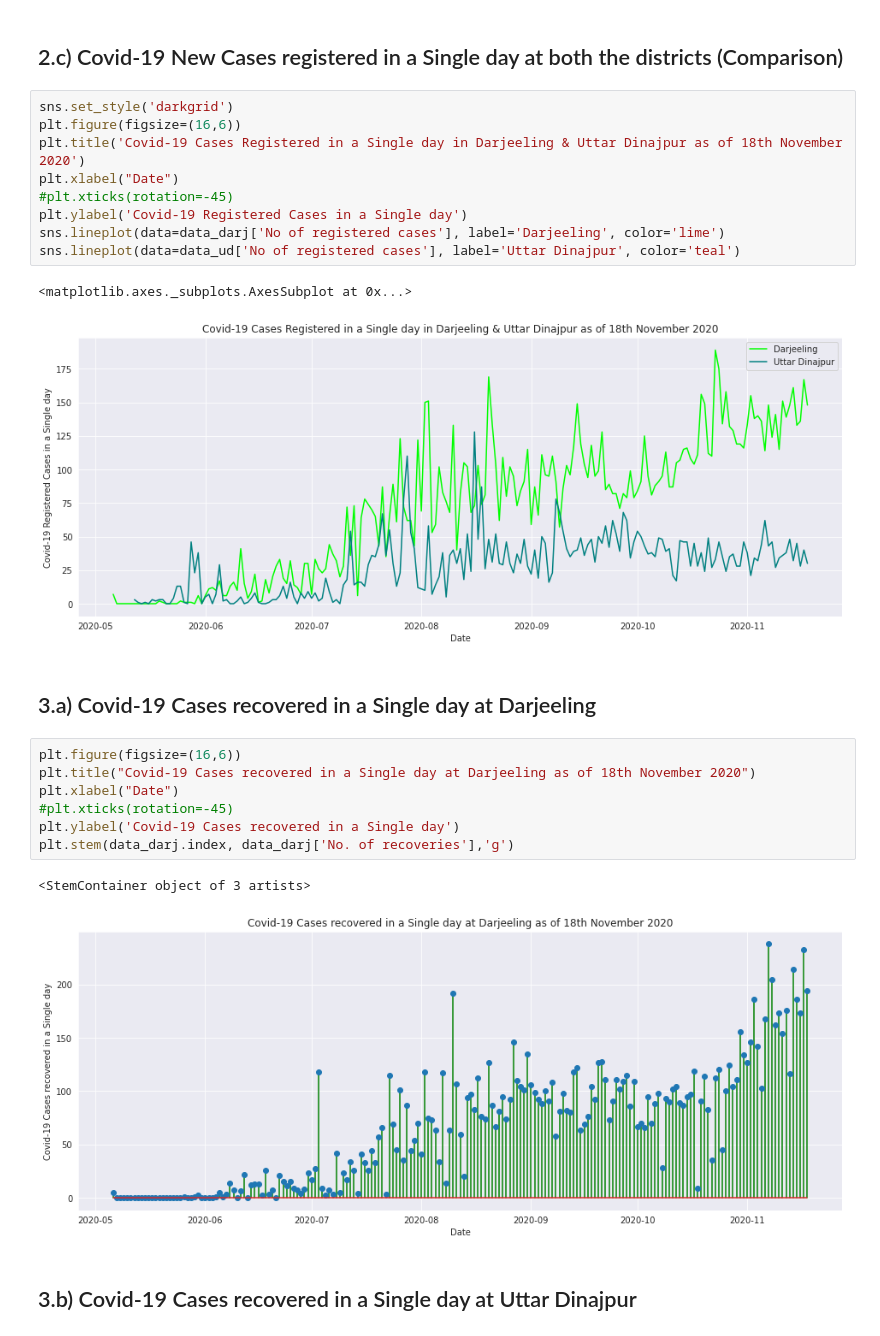
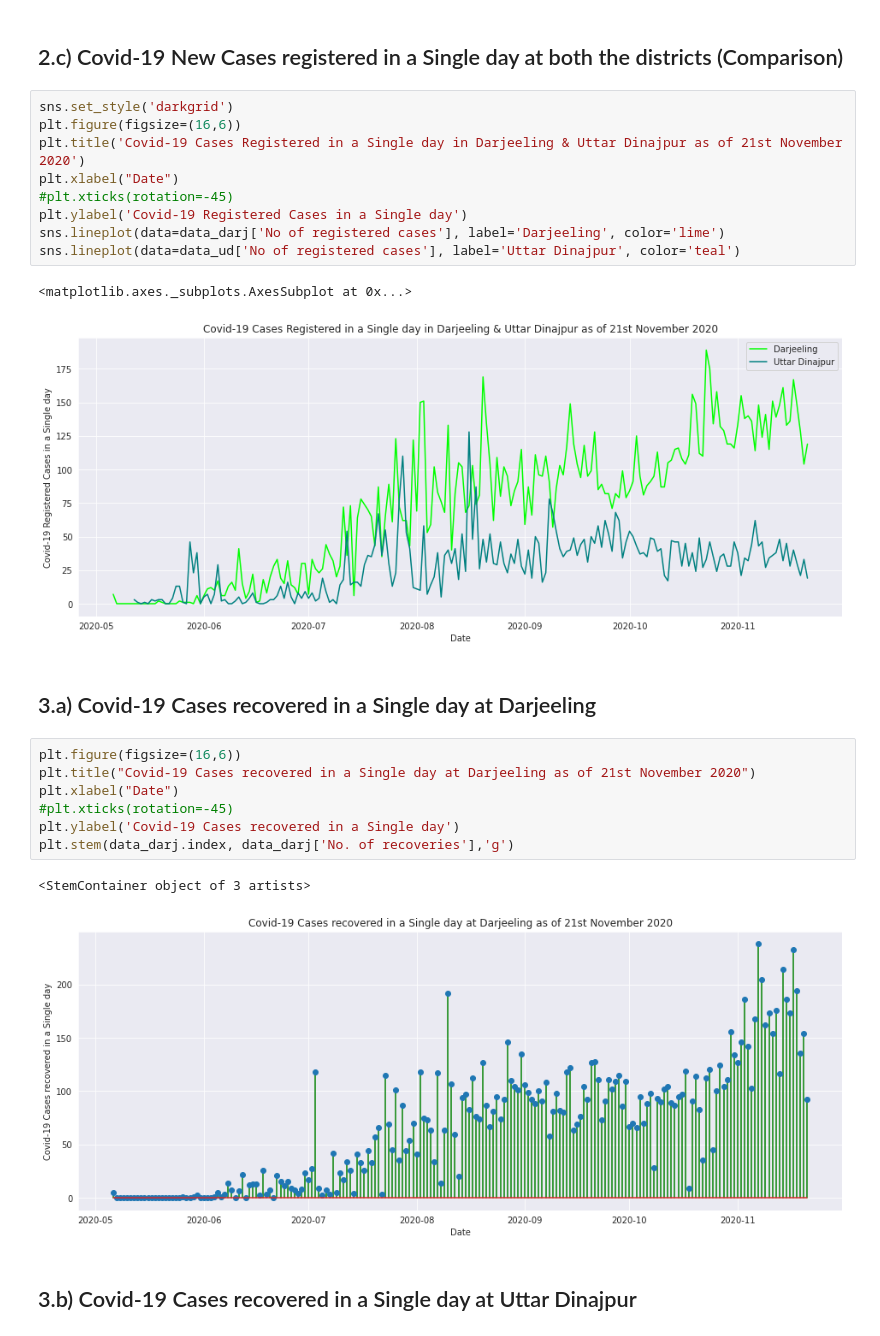
Before and after one commit to biswas-neelesh96/Covid-19-cases-in-two-districts-of-West-Bengal, a Jupyter notebook: Covid_19_Cases_of_Darjeeling_&_Uttar_Dinajpur.ipynb, the cells around one changed output. Cells and saved outputs as stored; diff of their text form.

```diff
--- a/Covid_19_Cases_of_Darjeeling_&_Uttar_Dinajpur.ipynb
+++ b/Covid_19_Cases_of_Darjeeling_&_Uttar_Dinajpur.ipynb
@@ -91,7 +91,7 @@ plt.stem(data_ud.index, data_ud['No of registered cases'])
 # %%
 sns.set_style('darkgrid')
 plt.figure(figsize=(16,6))
-plt.title('Covid-19 Cases Registered in a Single day in Darjeeling & Uttar Dinajpur as of 18th November 2020')
+plt.title('Covid-19 Cases Registered in a Single day in Darjeeling & Uttar Dinajpur as of 21st November 2020')
 plt.xlabel("Date")
 #plt.xticks(rotation=-45)
 plt.ylabel('Covid-19 Registered Cases in a Single day')
@@ -99,19 +99,19 @@ sns.lineplot(data=data_darj['No of registered cases'], label='Darjeeling', color
 sns.lineplot(data=data_ud['No of registered cases'], label='Uttar Dinajpur', color='teal')
 # %% [output]
 <matplotlib.axes._subplots.AxesSubplot at 0x...>
-[figure, old version]
+[figure, new version]
 # %% [markdown]
 ## 3.a) Covid-19 Cases recovered in a Single day at Darjeeling
 # %%
 plt.figure(figsize=(16,6))
-plt.title("Covid-19 Cases recovered in a Single day at Darjeeling as of 18th November 2020")
+plt.title("Covid-19 Cases recovered in a Single day at Darjeeling as of 21st November 2020")
 plt.xlabel("Date")
 #plt.xticks(rotation=-45)
 plt.ylabel('Covid-19 Cases recovered in a Single day')
 plt.stem(data_darj.index, data_darj['No. of recoveries'],'g')
 # %% [output]
 <StemContainer object of 3 artists>
-[figure, old version]
+[figure, new version]
 # %% [markdown]
 ## 3.b) Covid-19 Cases recovered in a Single day at Uttar Dinajpur
 # %%
```
Also changed, not shown: parts of 28 cells of this notebook.
